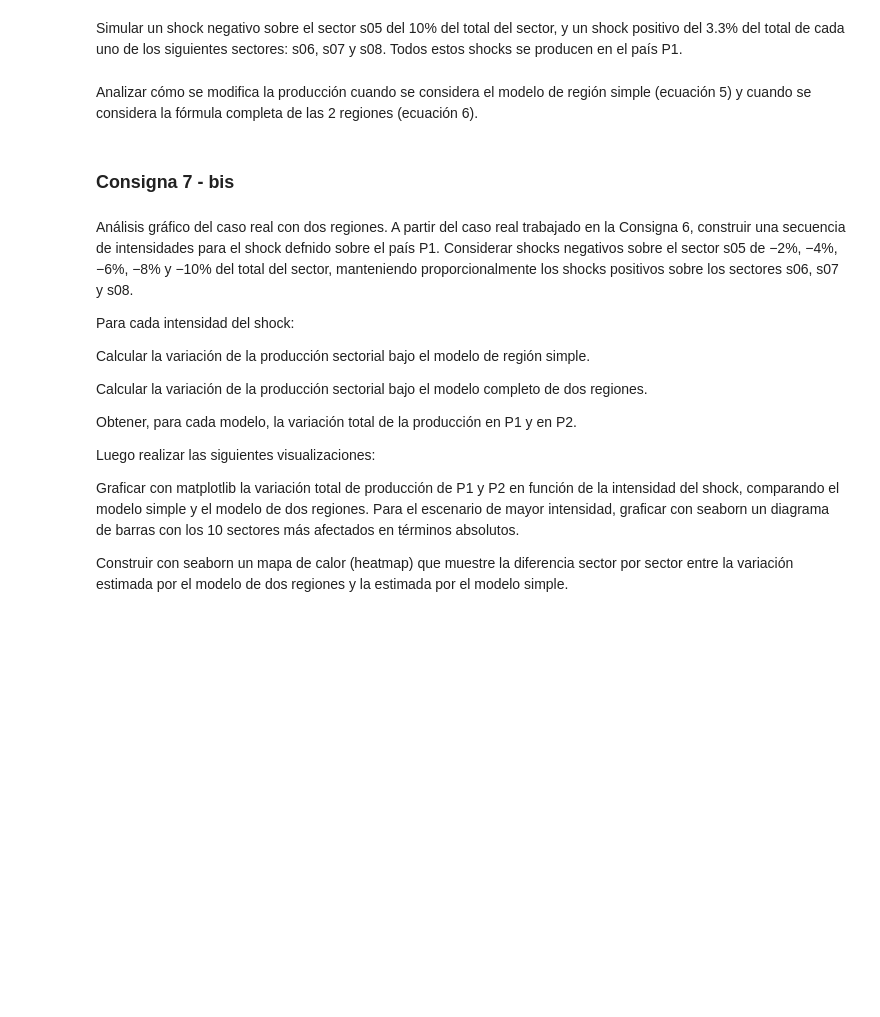
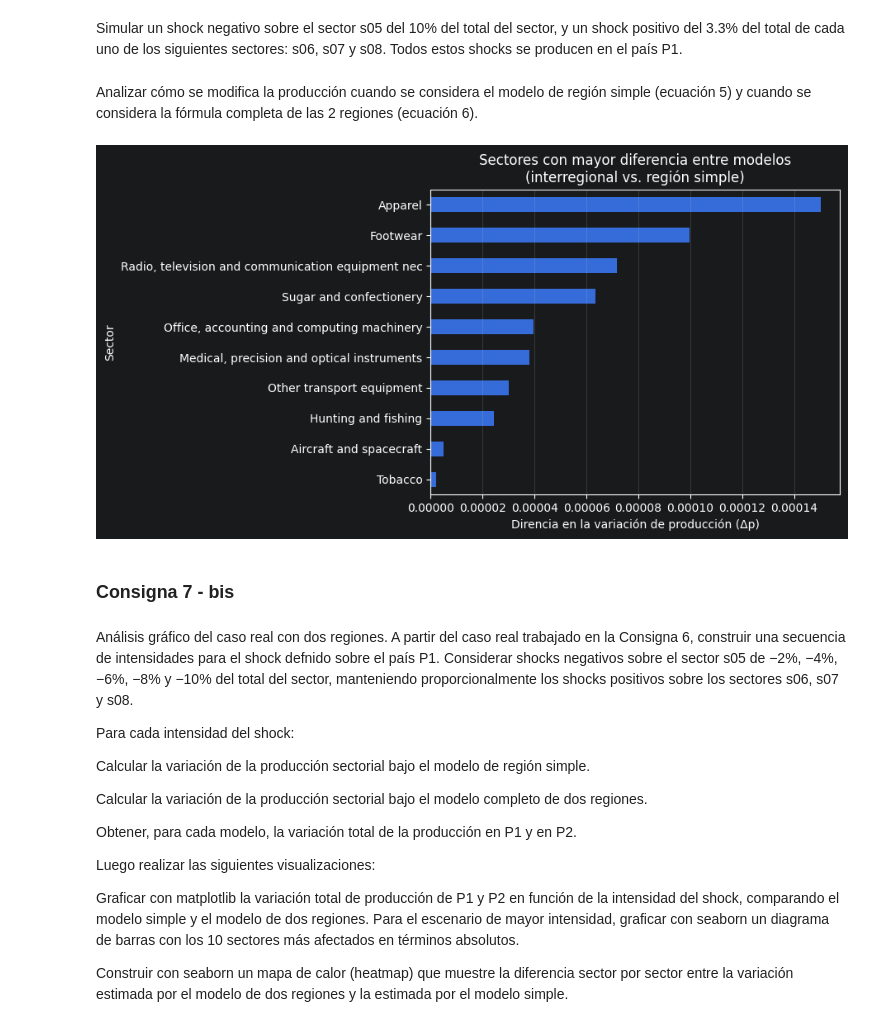
Before and after one commit to nicoazzoni/Maestr-a---Trabajo-Pr-ctico--Leontief-, a Jupyter notebook: Tp_Richard/Python_Datos_TP.ipynb, the cells around one changed output. Saved outputs shown, nothing was run; the diff lists cells and outputs as text; code cells hidden in the pictures; blank space fills up the shorter version.

```diff
--- a/Tp_Richard/Python_Datos_TP.ipynb
+++ b/Tp_Richard/Python_Datos_TP.ipynb
@@ -390,9 +398,56 @@ plt.show()
 # %% [markdown]
 
 Simular un shock negativo sobre el sector s05 del 10% del total del sector, y un shock positivo del 3.3% del total de cada uno de los siguientes sectores: s06, s07 y s08. Todos estos shocks se producen en el país P1.
+# %%
+#filas a ajustar
+
+fila_s05 = 4
+fila_s06 = 5
+fila_s07 = 6
+fila_s08 = 7
+
+delta_arg = np.zeros(len(P_arg)) #primero lleno todo con ceros
+
+
+delta_arg[fila_s05] = -0.10 * P_arg[fila_s05]
+delta_arg[fila_s06] =  0.033 * P_arg[fila_s06]
+delta_arg[fila_s07] =  0.033 * P_arg[fila_s07]
+delta_arg[fila_s08] =  0.033 * P_arg[fila_s08]
+
+#delta_arg contiene ya los shocks
 # %% [markdown]
 Analizar cómo se modifica la producción cuando se considera el modelo de región simple (ecuación 5) y cuando se considera la fórmula completa de las 2 regiones
 (ecuación 6).
+# %%
+#Modelo simple
+
+L_arg_simple = ftp.calcularLeontief(A_rr)
+delta_arg_simple = ftp.deltaProduccion(L_arg_simple,delta_arg)
+
+#Modelo interregional
+delta_inter = ftp.deltaProduccion(L_inter,delta_arg)
+# %%
+
+comparacion_df = pd.DataFrame({
+    'Modelo simple': delta_arg_simple,
+    'Modelo interregional': delta_inter
+}, index=datos_arg['Sector'])
+
+comparacion_df_dif = (comparacion_df['Modelo interregional'] - comparacion_df['Modelo simple']).sort_values()
+
+comparacion_df_dif.head(10).plot(
+
+    kind='barh'
+
+)
+
+plt.title('Sectores con mayor diferencia entre modelos\n(interregional vs. región simple)')
+plt.xlabel('Difrencia en la variación de producción (Δp)')
+plt.ylabel('Sector')
+plt.grid(axis='x', alpha=0.3)
+plt.show()
+# %% [output]
+[figure, added]
 # %% [markdown]
 ### Consigna 7 - bis
 # %% [markdown]
```
Also changed, not shown: parts of 7 cells of this notebook, 1 other file.
